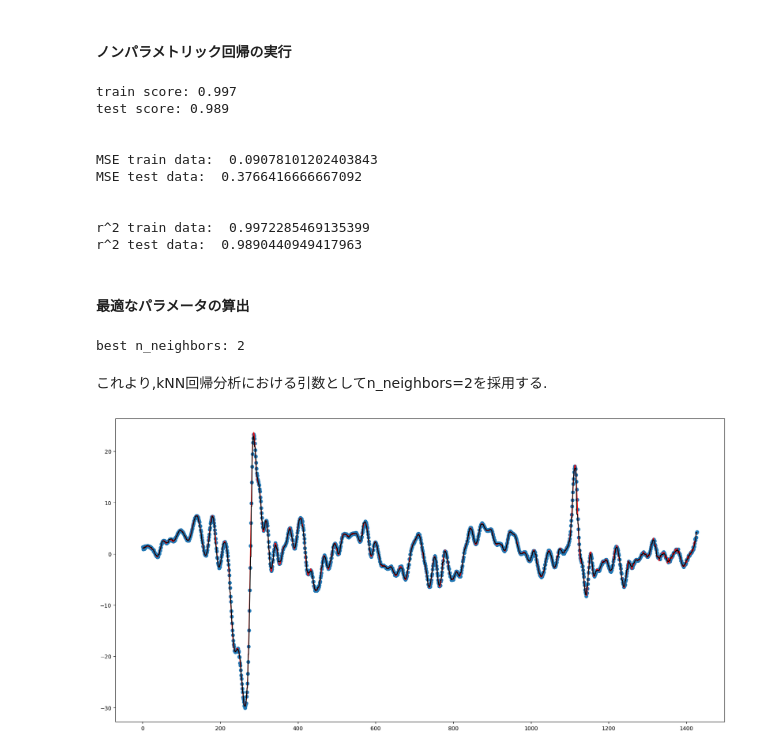
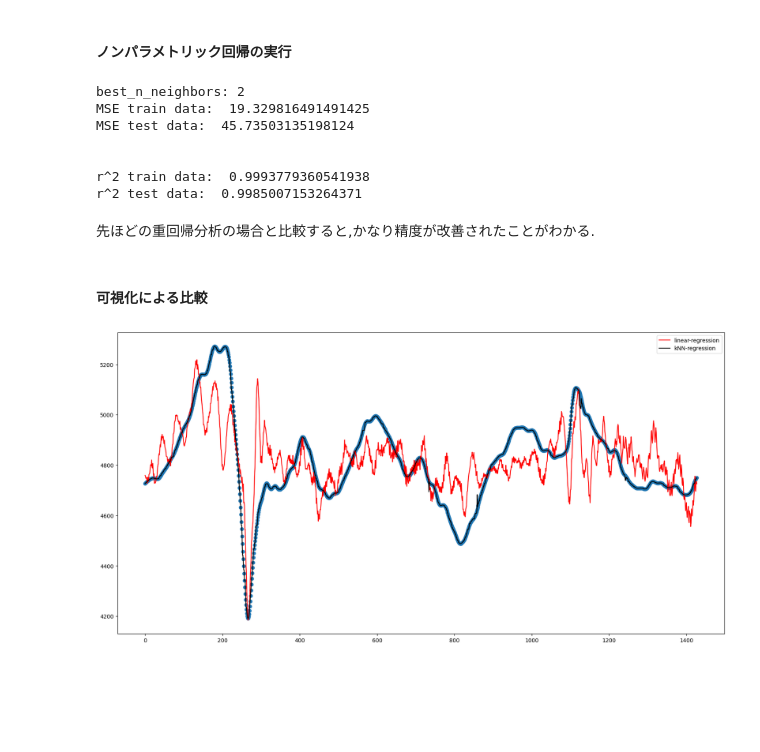
Before and after one commit to tottocoslowlifer/data_analysis, a Jupyter notebook: notebook/test.ipynb, the cells around one changed output. Saved outputs shown, nothing was run; the diff lists cells and outputs as text; code cells hidden in the pictures; blank space fills up the shorter version.

```diff
--- a/notebook/test.ipynb
+++ b/notebook/test.ipynb
@@ -330,14 +334,18 @@ def pca_result(pipeline, X_train, y_train, X_test, y_test):
     print("r^2 train data: ", r2_score(y_train, pipeline.predict(X_train)))
     print("r^2 test data: ", r2_score(y_test, pipeline.predict(X_test)))
 # %%
+# 最適パラメータの算出
+best_n_components = best_parameter(22)
+print(f"best_n_components: {best_n_components}")
+
 # 標準化および次元圧縮、重回帰分析を行う
 pca_pipeline = Pipeline([
     ("scale", StandardScaler()),
-    ("decomposition", PCA(n_components=14)),
+    ("decomposition", PCA(n_components=best_n_components)),
     ("model", LinearRegression())
 ])
 X_train, X_test, y_train, y_test = train_test_split(X, y, test_size=0.30, random_state=316)
 pca_pipeline.fit(X_train, y_train)
 
-pca_result(pca_pipeline, X_train, y_train, X_test, y_test)
+pipeline_result(pca_pipeline, X_train, y_train, X_test, y_test)
 # %% [output]
@@ -390,58 +373,58 @@ plt.show()
 グラフから,季節成分が存在することがわかる.また,これは波の周期によるものであると予想できる.
 # %% [markdown]
 #### ノンパラメトリック回帰の実行
+# %%
+# 平均二乗誤差を用いた最適パラメータの算出
+def best_parameter_2(max_k):
+    score_list = []
+    k_list = np.arange(1, max_k)
+
+    for k in k_list:
+        cv = KFold(n_splits=5, random_state=0, shuffle=True)
+        knn_model = Pipeline([
+        ("scale", StandardScaler()),
+        ("decomposition", PCA(n_components=18)),
+        ("model", KNeighborsRegressor(n_neighbors=k))
+        ])
+
+        scores = cross_val_score(knn_model, X, y, scoring="neg_mean_squared_error", cv=cv, n_jobs=-1)
+        score_list.append(-np.mean(scores))
+    return k_list[np.argmin(score_list)]
 # %%
+# 最適パラメータの算出
+best_n_neighbors = best_parameter_2(30)
+print(f"best_n_neighbors: {best_n_neighbors}")
+
 # 標準化および次元圧縮、kNN回帰分析を行う
 knn_pipeline = Pipeline([
     ("scale", StandardScaler()),
-    ("decomposition", PCA(n_components=14)),
-    ("model", KNeighborsRegressor(n_neighbors=2))
+    ("decomposition", PCA(n_components=18)),
+    ("model", KNeighborsRegressor(n_neighbors=best_n_neighbors))
 ])
 X_train, X_test, y_train, y_test = train_test_split(X, y, test_size=0.30, random_state=316)
 knn_pipeline.fit(X_train, y_train)
 
-pca_result(knn_pipeline, X_train, y_train, X_test, y_test)
+pipeline_result(knn_pipeline, X_train, y_train, X_test, y_test)
 # %% [output]
-train score: 0.997
-test score: 0.989
+best_n_neighbors: 2
+MSE train data:  19.329816491491425
+MSE test data:  45.73503135198124
 
 
-MSE train data:  0.09078101202403843
-MSE test data:  0.3766416666667092
-
-
-r^2 train data:  0.9972285469135399
-r^2 test data:  0.9890440949417963
+r^2 train data:  0.9993779360541938
+r^2 test data:  0.9985007153264371
+# %% [markdown]
+先ほどの重回帰分析の場合と比較すると,かなり精度が改善されたことがわかる.
 # %% [markdown]
-#### 最適なパラメータの算出
+#### 可視化による比較
-# %%
-# 平均二乗誤差を用いて,最適なn_neighborsを探す
-score_list = []
-k_list = np.arange(1, 30)
-
-for k in k_list:
-    cv = KFold(n_splits=5, random_state=0, shuffle=True)
-    knn_model = Pipeline([
-    ("scale", StandardScaler()),
-    ("decomposition", PCA(n_components=10)),
-    ("model", KNeighborsRegressor(n_neighbors=k))
-    ])
-
-    scores = cross_val_score(knn_model, X, y, scoring="neg_mean_squared_error", cv=cv, n_jobs=-1)
-    score_list.append(-np.mean(scores))
-print(f"best n_neighbors: {k_list[np.argmin(score_list)]}")
-# %% [output]
-best n_neighbors: 2
-# %% [markdown]
-これより,kNN回帰分析における引数としてn_neighbors=2を採用する.
 # %%
-# 可視化
 fig = plt.figure(figsize=(20,10))
 
 plt.scatter(X.index, y)
-plt.plot(X.index, pca_pipeline.predict(X), color="red")
-plt.plot(X.index, knn_pipeline.predict(X), color="black")
+plt.plot(X.index, pca_pipeline.predict(X), color="red", label="linear-regression")
+plt.plot(X.index, knn_pipeline.predict(X), color="black", label="kNN-regression")
 
+plt.legend()
 plt.show()
 # %% [output]
-[figure, old version]
+[figure, new version]
```
Also changed, not shown: parts of 19 cells of this notebook, 1 other file.
